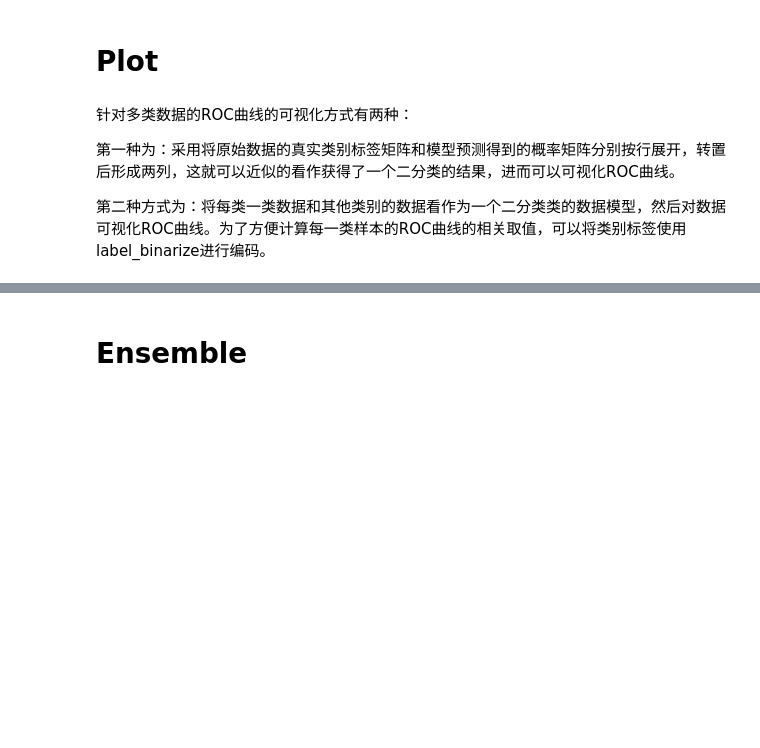
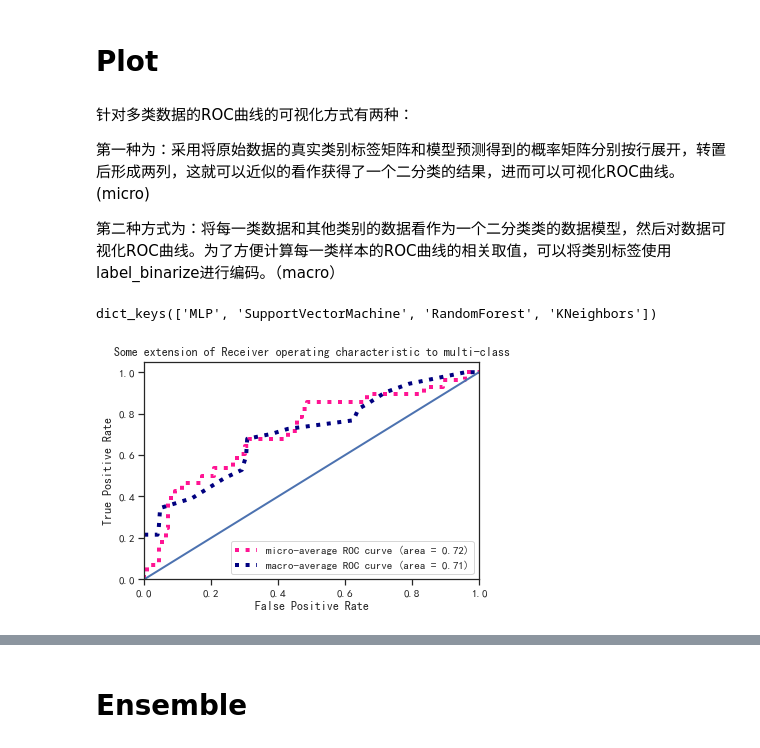
Before and after one commit to Parsonlee/TNM------, a Jupyter notebook: model.ipynb, the cells around one changed output, grey strips where cells are left out. Cells and saved outputs as stored; diff of their text form; code cells hidden in the pictures; blank space fills up the shorter version.

```diff
--- a/model.ipynb
+++ b/model.ipynb
@@ -324,7 +334,11 @@ for name, model in clf.items():
 # %% [markdown]
 针对多类数据的ROC曲线的可视化方式有两种：
 
-第一种为：采用将原始数据的真实类别标签矩阵和模型预测得到的概率矩阵分别按行展开，转置后形成两列，这就可以近似的看作获得了一个二分类的结果，进而可以可视化ROC曲线。
+第一种为：采用将原始数据的真实类别标签矩阵和模型预测得到的概率矩阵分别按行展开，转置后形成两列，这就可以近似的看作获得了一个二分类的结果，进而可以可视化ROC曲线。(micro)
 
-第二种方式为：将每类一类数据和其他类别的数据看作为一个二分类类的数据模型，然后对数据可视化ROC曲线。为了方便计算每一类样本的ROC曲线的相关取值，可以将类别标签使用label_binarize进行编码。
+第二种方式为：将每一类数据和其他类别的数据看作为一个二分类类的数据模型，然后对数据可视化ROC曲线。为了方便计算每一类样本的ROC曲线的相关取值，可以将类别标签使用label_binarize进行编码。（macro）
+# %%
+with_proba.keys()
+# %% [output]
+dict_keys(['MLP', 'SupportVectorMachine', 'RandomForest', 'KNeighbors'])
 # %%
@@ -343,5 +357,49 @@ for name, pred in with_predictions.items():
     w_roc_auc.append(auc(w_fpr[name], w_tpr[name]))
     wo_fpr[name], wo_tpr[name], _ = roc_curve(without_y_test.ravel(), pred.ravel())
     wo_roc_auc.append(auc(wo_fpr[name], wo_tpr[name]))
+# %%
+fpr = dict()
+tpr = dict()
+roc_auc = dict()
+for i in range(6):
+    fpr[i], tpr[i], thresholds = roc_curve(with_y_test[:, i], with_proba['MLP'][:, i])
+    roc_auc[i] = auc(fpr[i], tpr[i])
+# micro
+fpr["micro"], tpr["micro"], _ = roc_curve(with_y_test.ravel(), with_proba['MLP'].ravel())
+roc_auc["micro"] = auc(fpr["micro"], tpr["micro"])
+# macro
+all_fpr = np.unique(np.concatenate([fpr[i] for i in range(6)]))
+mean_tpr = np.zeros_like(all_fpr)
+for i in range(6):
+    mean_tpr += interp(all_fpr, fpr[i], tpr[i])
+# 求平均计算ROC包围的面积AUC
+mean_tpr /= 6
+fpr["macro"] = all_fpr
+tpr["macro"] = mean_tpr
+roc_auc["macro"] = auc(fpr["macro"], tpr["macro"])
+# %%
+lw=2
+plt.figure()
+plt.plot(fpr["micro"], tpr["micro"],
+         label='micro-average ROC curve (area = {0:0.2f})'
+               ''.format(roc_auc["micro"]),
+         color='deeppink', linestyle=':', linewidth=4)
+
+plt.plot(fpr["macro"], tpr["macro"],
+         label='macro-average ROC curve (area = {0:0.2f})'
+               ''.format(roc_auc["macro"]),
+         color='navy', linestyle=':', linewidth=4)
+
+
+plt.plot([0, 1], [0, 1], lw=lw)
+plt.xlim([0.0, 1.0])
+plt.ylim([0.0, 1.05])
+plt.xlabel('False Positive Rate')
+plt.ylabel('True Positive Rate')
+plt.title('Some extension of Receiver operating characteristic to multi-class')
+plt.legend(loc="lower right")
+plt.show()
+# %% [output]
+[figure, added]
 # %%
 def draw_roc(fpr, tpr, roc_auc, switch=True):
```
Also changed, not shown: parts of 14 cells of this notebook, 1 other file.
